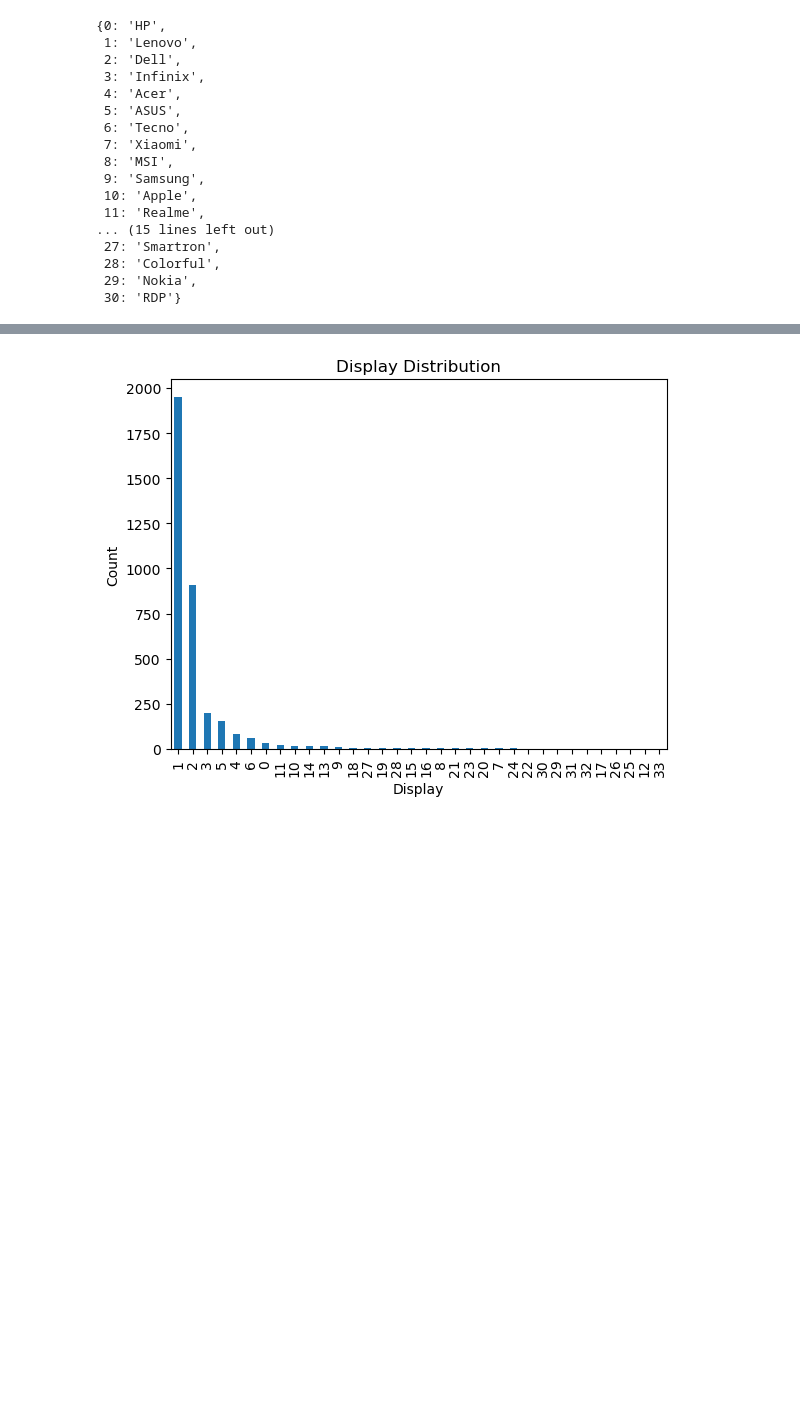
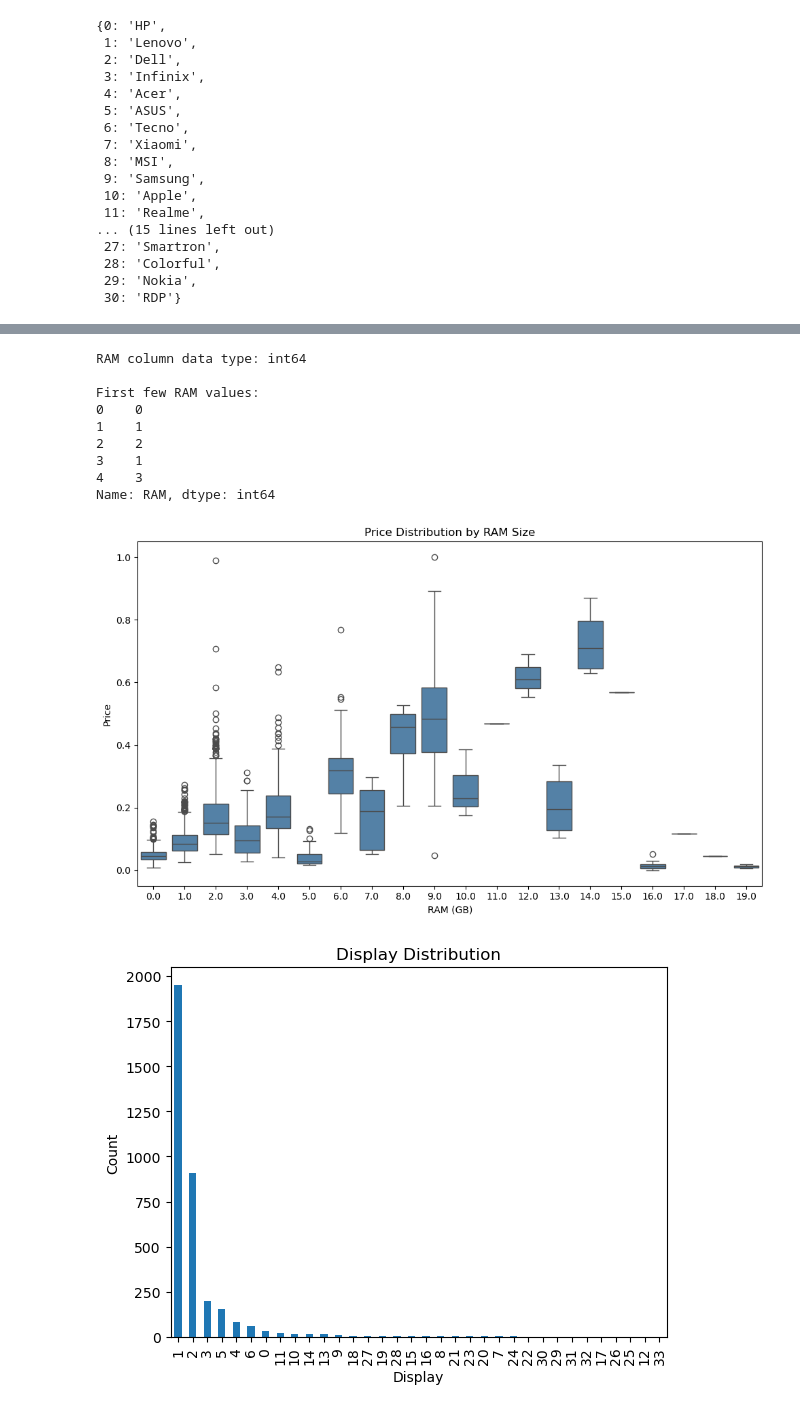
Before and after one commit to JasonnnJin/DS4200-Porject, a Jupyter notebook: data_process.ipynb, the cells around one changed output, grey strips where cells are left out. Saved outputs shown, nothing was run; the diff lists cells and outputs as text; code cells hidden in the pictures; blank space fills up the shorter version.

```diff
--- a/data_process.ipynb
+++ b/data_process.ipynb
@@ -200,3 +204,45 @@ plt.show()
+# %%
+# Add RAM boxplot visualization
+# First check the data type and current values
+print("RAM column data type:", laptop_original['RAM'].dtype)
+print("\nFirst few RAM values:")
+print(laptop_original['RAM'].head())
+
+# Convert RAM to numeric, handling different potential formats
+def extract_ram_size(ram_str):
+    if isinstance(ram_str, (int, float)):  # If already numeric
+        return float(ram_str)
+    if isinstance(ram_str, str):
+        # Try to extract numbers from strings like "8GB" or "8 GB"
+        import re
+        numbers = re.findall(r'\d+', ram_str)
+        if numbers:
+            return float(numbers[0])
+    return None
+
+# Apply the conversion
+laptop_original['RAM_GB'] = laptop_original['RAM'].apply(extract_ram_size)
+
+# Create the boxplot
+plt.figure(figsize=(10, 6))
+sns.boxplot(x='RAM_GB', y='Price', data=laptop_original, color='steelblue')
+plt.title('Price Distribution by RAM Size')
+plt.xlabel('RAM (GB)')
+plt.ylabel('Price')
+plt.tight_layout()
+plt.savefig('ram_price_box.png')
+plt.show()
+# %% [output]
+RAM column data type: int64
+
+First few RAM values:
+0    0
+1    1
+2    2
+3    1
+4    3
+Name: RAM, dtype: int64
+[figure, added]
 # %%
 brand_counts = laptop_original['Display'].value_counts()
 brand_counts.plot(kind='bar', title='Display Distribution')
```
Also changed, not shown: parts of 10 cells of this notebook, 10 other files.
